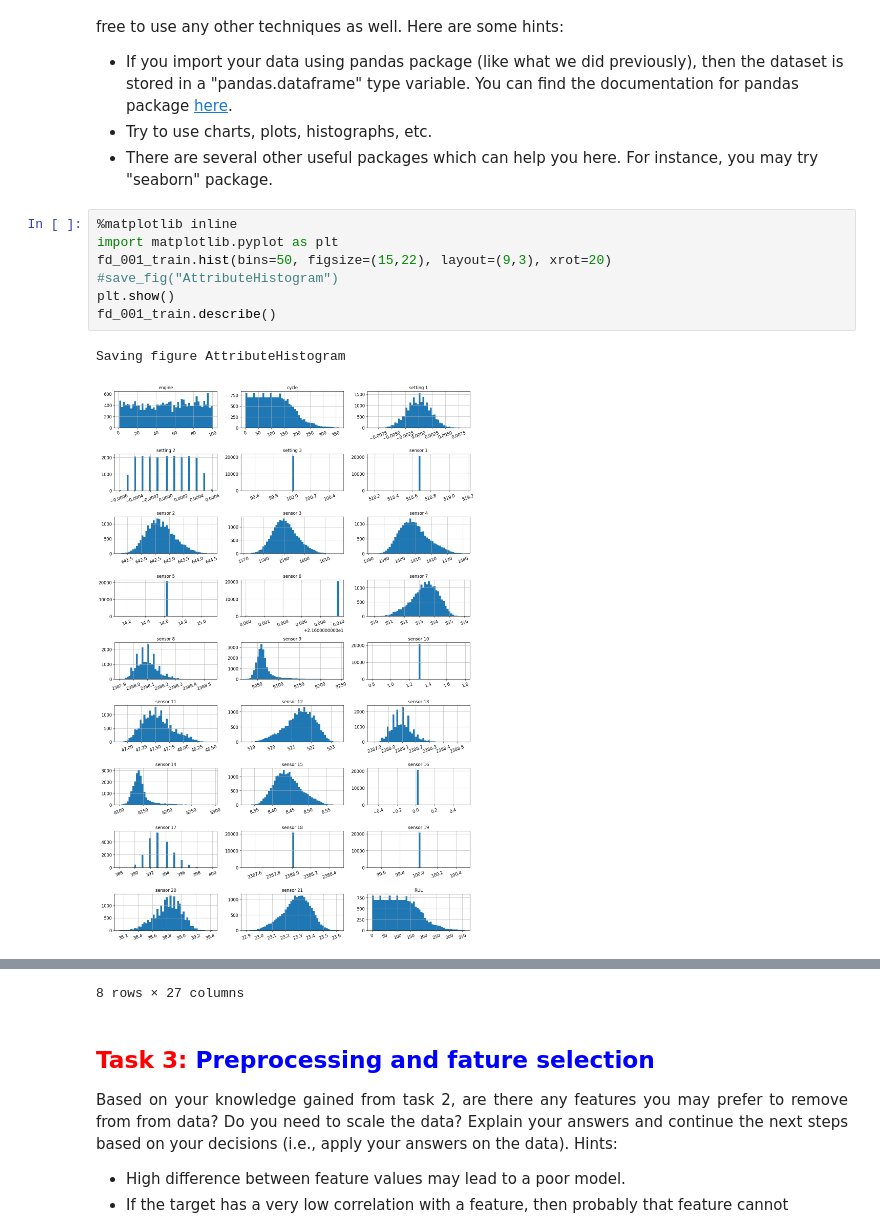
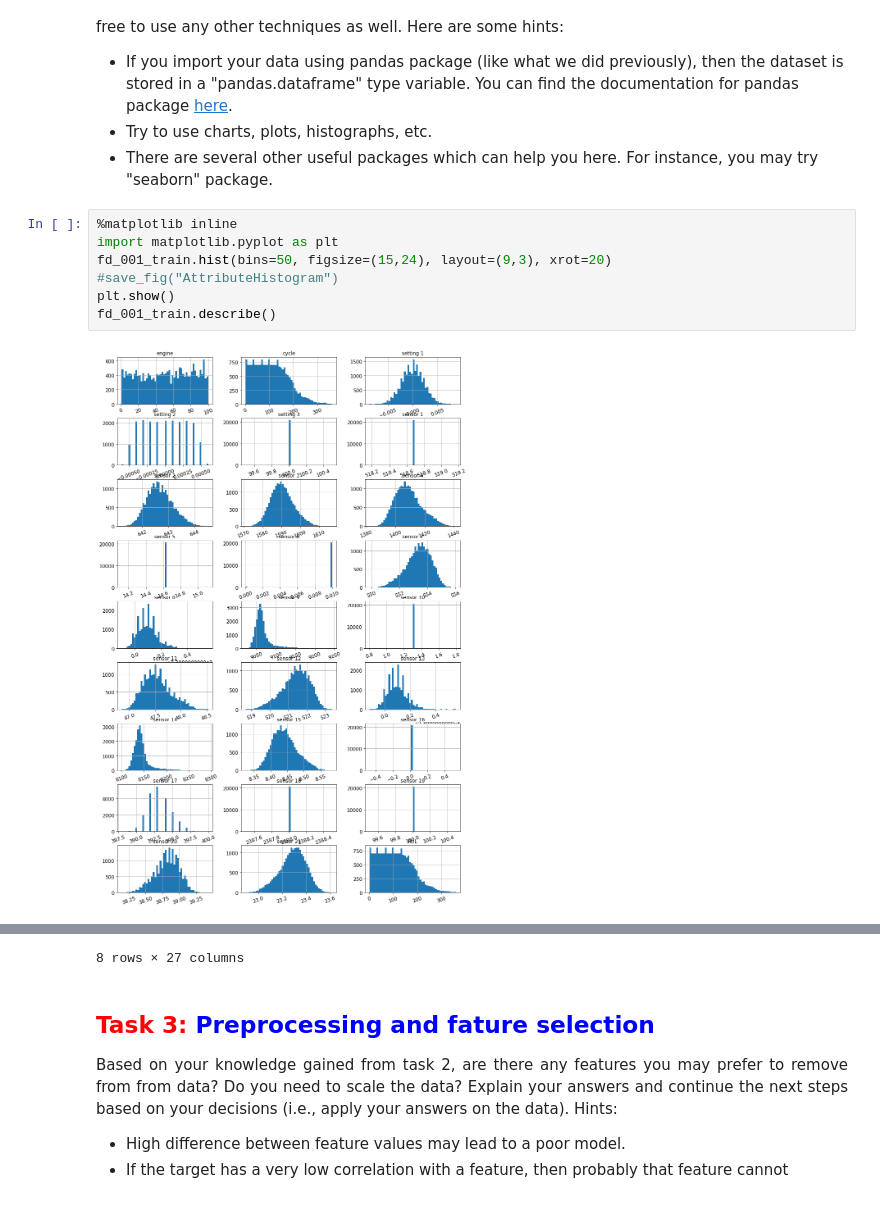
Before and after one commit to larsRikard/Machine-learning-and-sensor-technology, a Jupyter notebook: Assignment 2/Assignment 2 - NASA Turbofan Jet Engine dataset.ipynb, the cells around one changed output, grey strips where cells are left out. Cells and saved outputs as stored; diff of their text form.

```diff
--- a/Assignment 2/Assignment 2 - NASA Turbofan Jet Engine dataset.ipynb
+++ b/Assignment 2/Assignment 2 - NASA Turbofan Jet Engine dataset.ipynb
@@ -131,13 +131,12 @@ import urllib.request """
 # %%
 %matplotlib inline
 import matplotlib.pyplot as plt
-fd_001_train.hist(bins=50, figsize=(15,22), layout=(9,3), xrot=20)
+fd_001_train.hist(bins=50, figsize=(15,24), layout=(9,3), xrot=20)
 #save_fig("AttributeHistogram")
 plt.show()
 fd_001_train.describe()
 # %% [output]
-Saving figure AttributeHistogram
-[figure, old version]
+[figure, new version]
 |  | engine | cycle | setting 1 | setting 2 | setting 3 | sensor 1 | sensor 2 | sensor 3 | sensor 4 | sensor 5 | ... |
 | count | 20631.000000 | 20631.000000 | 20631.000000 | 20631.000000 | 20631.0 | 20631.00 | 20631.000000 | 20631.000000 | 20631.000000 | 2.063100e+04 | ... |
 | mean | 51.506568 | 108.807862 | -0.000009 | 0.000002 | 100.0 | 518.67 | 642.680934 | 1590.523119 | 1408.933782 | 1.462000e+01 | ... |
@@ -147,7 +146,7 @@ Saving figure AttributeHistogram
 | 50% | 52.000000 | 104.000000 | 0.000000 | 0.000000 | 100.0 | 518.67 | 642.640000 | 1590.100000 | 1408.040000 | 1.462000e+01 | ... |
 | 75% | 77.000000 | 156.000000 | 0.001500 | 0.000300 | 100.0 | 518.67 | 643.000000 | 1594.380000 | 1414.555000 | 1.462000e+01 | ... |
 | max | 100.000000 | 362.000000 | 0.008700 | 0.000600 | 100.0 | 518.67 | 644.530000 | 1616.910000 | 1441.490000 | 1.462000e+01 | ... |
-8 rows × 27 columns
+8 rows × 27 columns
 # %% [markdown]
 <h2  align="left"><font color="red">Task 3: </font><font color="blue">Preprocessing and fature selection</font></h2>
 
```
Also changed, not shown: parts of 2 cells of this notebook, 1 other file.
